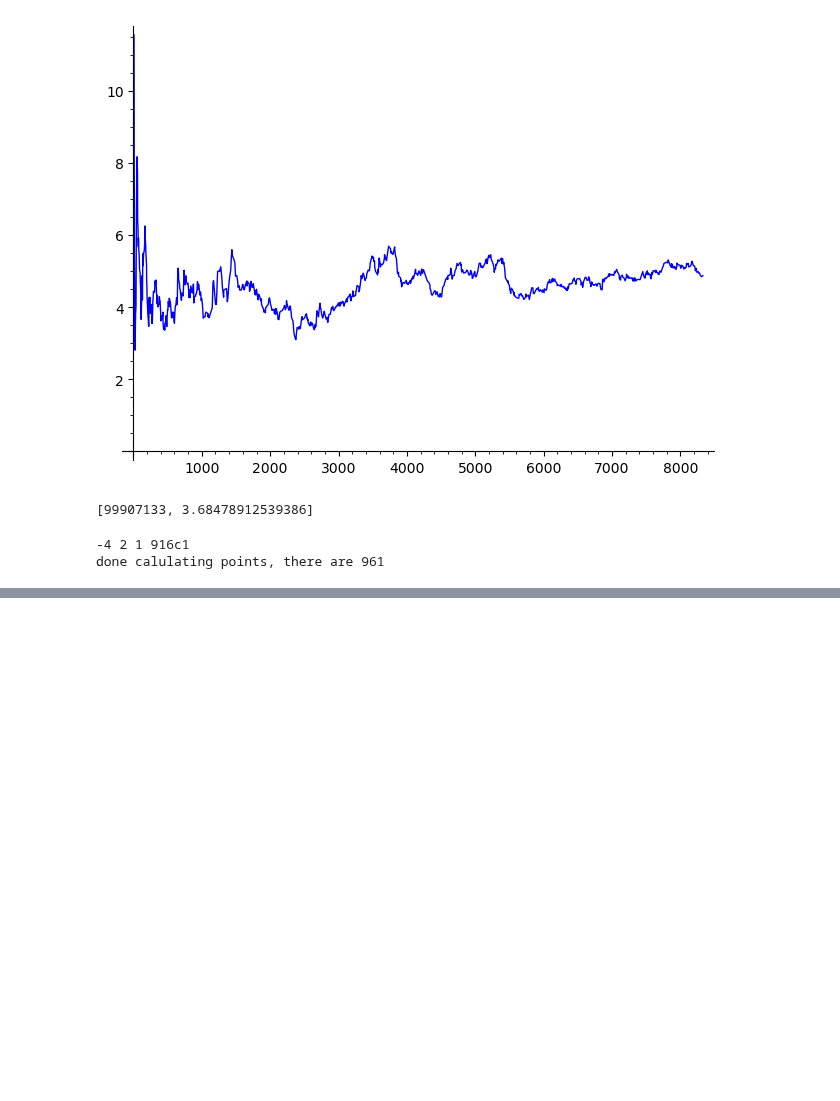
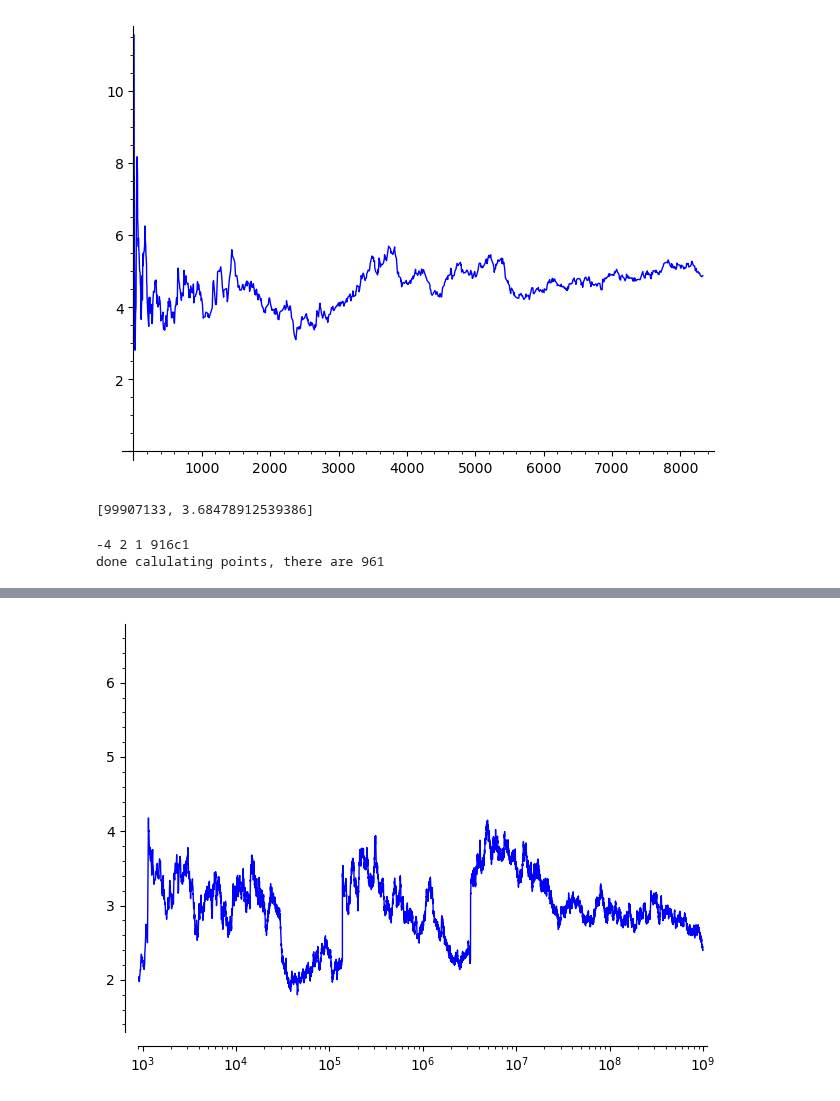
Before and after one commit to chriswuthrich/bsd_video, a Jupyter notebook: sage_notebooks/create_data_for_plots_of_conjectured_limit.ipynb, the cells around one changed output, grey strips where cells are left out. Cells and saved outputs as stored; diff of their text form; code cells hidden in the pictures; blank space fills up the shorter version.

```diff
--- a/sage_notebooks/create_data_for_plots_of_conjectured_limit.ipynb
+++ b/sage_notebooks/create_data_for_plots_of_conjectured_limit.ipynb
@@ -262,0 +312,4 @@ list_plot(li,ymin=0)
+# %%
+list_plot(li, scale="semilogx", xmin=1000, plotjoined=True)
+# %% [output]
+[figure, added]
```
Also changed, not shown: parts of 8 cells of this notebook, 4 other files.
